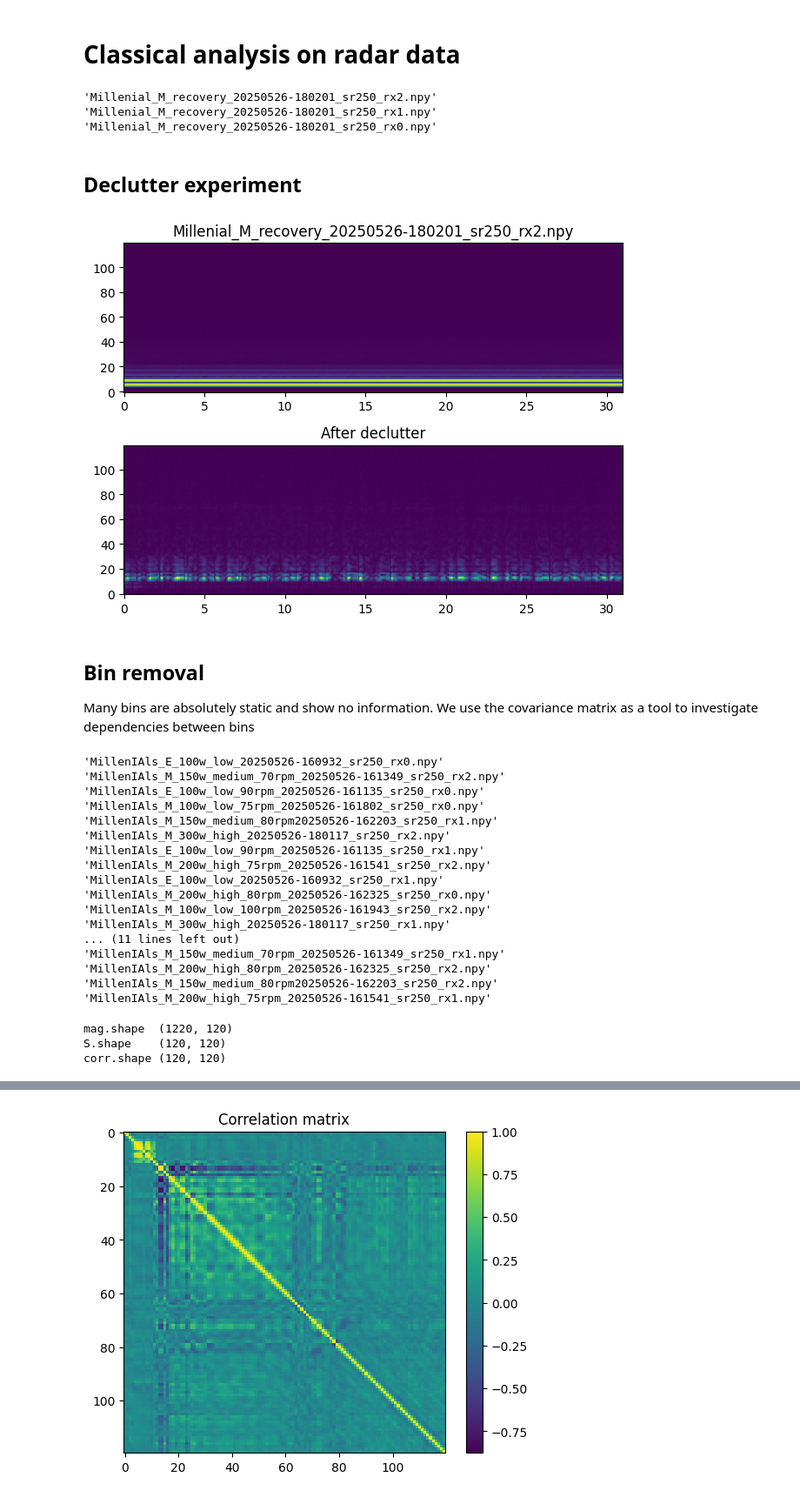
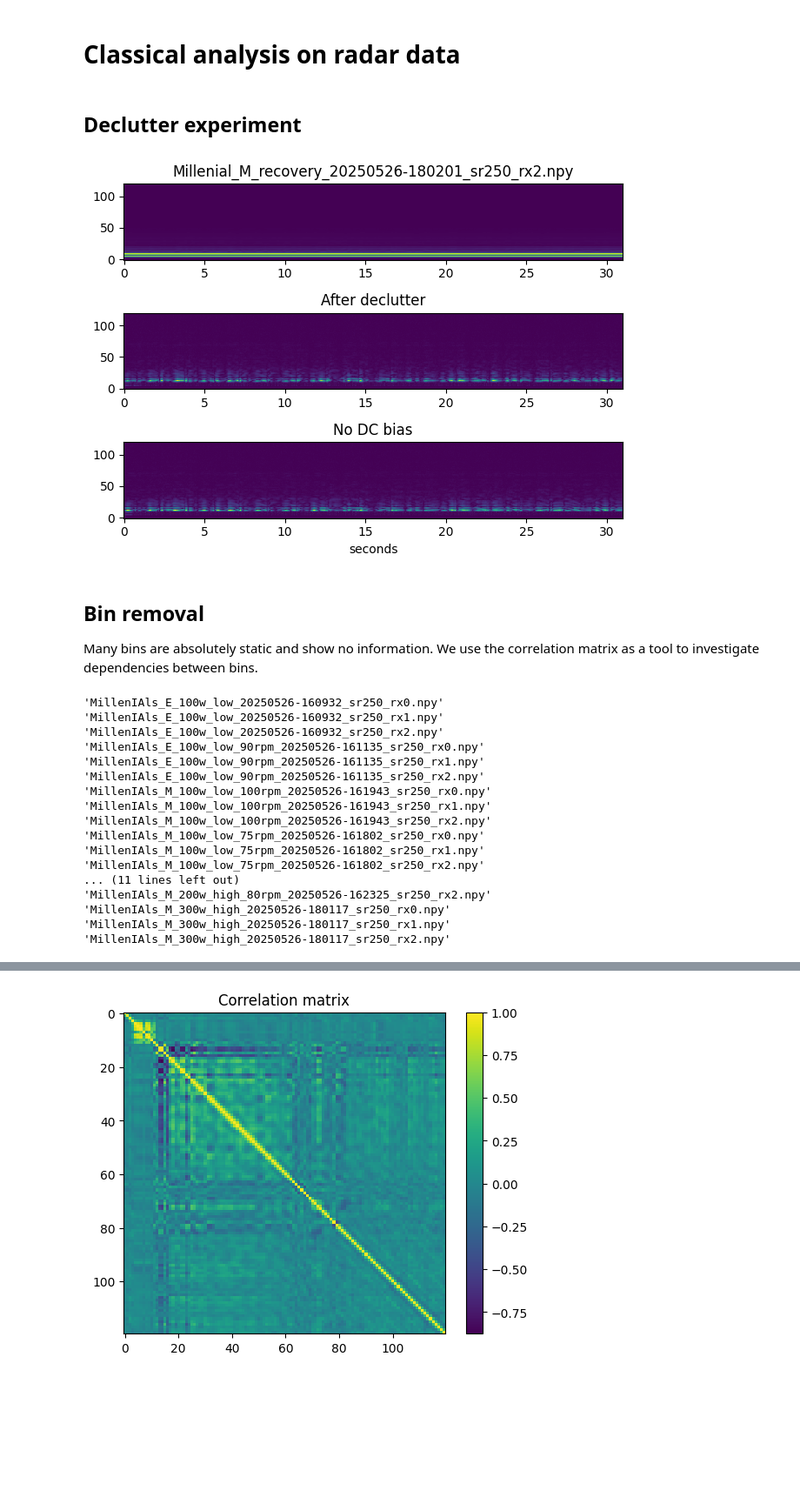
Before and after one commit to FattiMei/smart-trainer, a Jupyter notebook: analysis/classic.ipynb, the cells around one changed output, grey strips where cells are left out. Shown: that part at 87% size. Saved outputs shown, nothing was run; the diff lists cells and outputs as text; code cells hidden in the pictures; blank space fills up the shorter version.

```diff
--- a/analysis/classic.ipynb
+++ b/analysis/classic.ipynb
@@ -7,76 +7,68 @@ import matplotlib.pyplot as plt
 
 from loader import get_experiment_names, load_experiment
 from declutter import declutter
-# %%
-base_folder_path, names = get_experiment_names('SR250Mate', 'recovery')
-
-for name in names:
-    print(f"'{name}'")
-# %% [output]
-'Millenial_M_recovery_20250526-180201_sr250_rx2.npy'
-'Millenial_M_recovery_20250526-180201_sr250_rx1.npy'
-'Millenial_M_recovery_20250526-180201_sr250_rx0.npy'
 # %% [markdown]
 ## Declutter experiment
 # %%
-name = names[0]
+base_folder_path = '../datasets/SR250Mate/recovery'
+name = 'Millenial_M_recovery_20250526-180201_sr250_rx2.npy'
 
 raw = load_experiment(base_folder_path, name)
 decluttered = declutter(raw)
+no_dc_bias = raw - np.mean(raw, axis=0)
 
 bins = np.arange(raw.shape[1])
 seconds = np.arange(raw.shape[0]) / 20
 XX, YY = np.meshgrid(seconds, bins)
 
-fig, ax = plt.subplots(2,1)
+fig, ax = plt.subplots(3,1)
 ax[0].pcolormesh(XX, YY, np.abs(raw).T)
 ax[0].set_title(name)
 ax[1].pcolormesh(XX, YY, np.abs(decluttered).T)
 ax[1].set_title('After declutter')
+ax[2].pcolormesh(XX, YY, np.abs(no_dc_bias).T)
+ax[2].set_title("No DC bias")
+ax[2].set_xlabel("seconds")
 
 plt.tight_layout()
 plt.show()
 # %% [output]
-[figure, old version]
+[figure, new version]
 # %% [markdown]
 ## Bin removal
-Many bins are absolutely static and show no information. We use the covariance matrix as a tool to investigate dependencies between bins
+Many bins are absolutely static and show no information. We use the correlation matrix as a tool to investigate dependencies between bins.
 # %%
 base_folder_path, names = get_experiment_names('SR250Mate', 'intensity')
 
-for name in names:
+for name in sorted(names):
     print(f"'{name}'")
 # %% [output]
 'MillenIAls_E_100w_low_20250526-160932_sr250_rx0.npy'
-'MillenIAls_M_150w_medium_70rpm_20250526-161349_sr250_rx2.npy'
+'MillenIAls_E_100w_low_20250526-160932_sr250_rx1.npy'
+'MillenIAls_E_100w_low_20250526-160932_sr250_rx2.npy'
 'MillenIAls_E_100w_low_90rpm_20250526-161135_sr250_rx0.npy'
+'MillenIAls_E_100w_low_90rpm_20250526-161135_sr250_rx1.npy'
+'MillenIAls_E_100w_low_90rpm_20250526-161135_sr250_rx2.npy'
+'MillenIAls_M_100w_low_100rpm_20250526-161943_sr250_rx0.npy'
+'MillenIAls_M_100w_low_100rpm_20250526-161943_sr250_rx1.npy'
+'MillenIAls_M_100w_low_100rpm_20250526-161943_sr250_rx2.npy'
 'MillenIAls_M_100w_low_75rpm_20250526-161802_sr250_rx0.npy'
-'MillenIAls_M_150w_medium_80rpm20250526-162203_sr250_rx1.npy'
+'MillenIAls_M_100w_low_75rpm_20250526-161802_sr250_rx1.npy'
+'MillenIAls_M_100w_low_75rpm_20250526-161802_sr250_rx2.npy'
+... (11 lines left out)
+'MillenIAls_M_200w_high_80rpm_20250526-162325_sr250_rx2.npy'
+'MillenIAls_M_300w_high_20250526-180117_sr250_rx0.npy'
+'MillenIAls_M_300w_high_20250526-180117_sr250_rx1.npy'
 'MillenIAls_M_300w_high_20250526-180117_sr250_rx2.npy'
-'MillenIAls_E_100w_low_90rpm_20250526-161135_sr250_rx1.npy'
-'MillenIAls_M_200w_high_75rpm_20250526-161541_sr250_rx2.npy'
-'MillenIAls_E_100w_low_20250526-160932_sr250_rx1.npy'
-'MillenIAls_M_200w_high_80rpm_20250526-162325_sr250_rx0.npy'
-'MillenIAls_M_100w_low_100rpm_20250526-161943_sr250_rx2.npy'
-'MillenIAls_M_300w_high_20250526-180117_sr250_rx1.npy'
-... (11 lines left out)
-'MillenIAls_M_150w_medium_70rpm_20250526-161349_sr250_rx1.npy'
-'MillenIAls_M_200w_high_80rpm_20250526-162325_sr250_rx2.npy'
-'MillenIAls_M_150w_medium_80rpm20250526-162203_sr250_rx2.npy'
-'MillenIAls_M_200w_high_75rpm_20250526-161541_sr250_rx1.npy'
 # %%
 name = 'MillenIAls_M_200w_high_75rpm_20250526-161541_sr250_rx2.npy'
 raw = load_experiment(base_folder_path, name)
 mag = np.abs(raw)
 
 # matrice di covarianza, forse dovremmo solo visualizzare la matrice di correlazione?
-S = np.cov(mag.T)
-corr = np.corrcoef(mag.T)
+S = np.cov(mag, rowvar=False)
+corr = np.corrcoef(mag, rowvar=False)
 
-print(f'mag.shape  {mag.shape}')
-print(f'S.shape    {S.shape}')
-print(f'corr.shape {corr.shape}')
+nbins = raw.shape[1]
+assert(S.shape[0] == nbins)
+assert(corr.shape[0] == nbins)
-# %% [output]
-mag.shape  (1220, 120)
-S.shape    (120, 120)
-corr.shape (120, 120)
```
Also changed, not shown: parts of 24 cells of this notebook.
